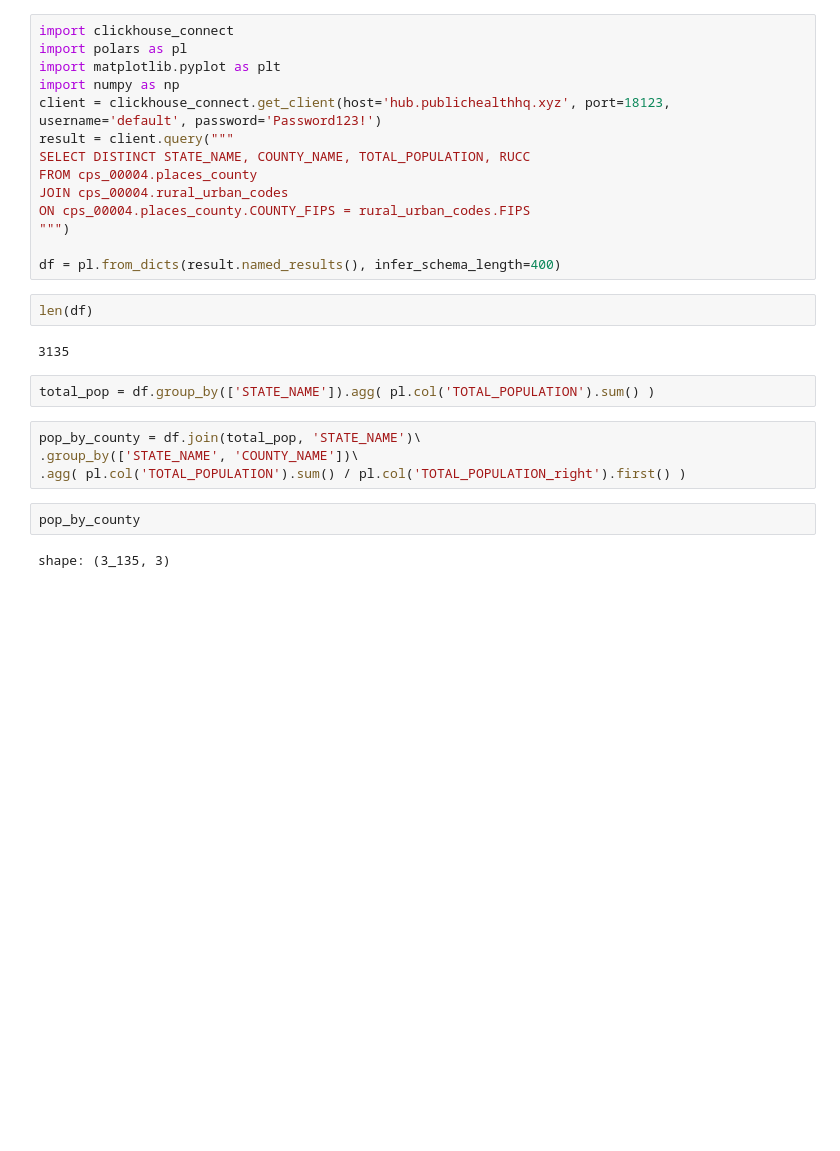
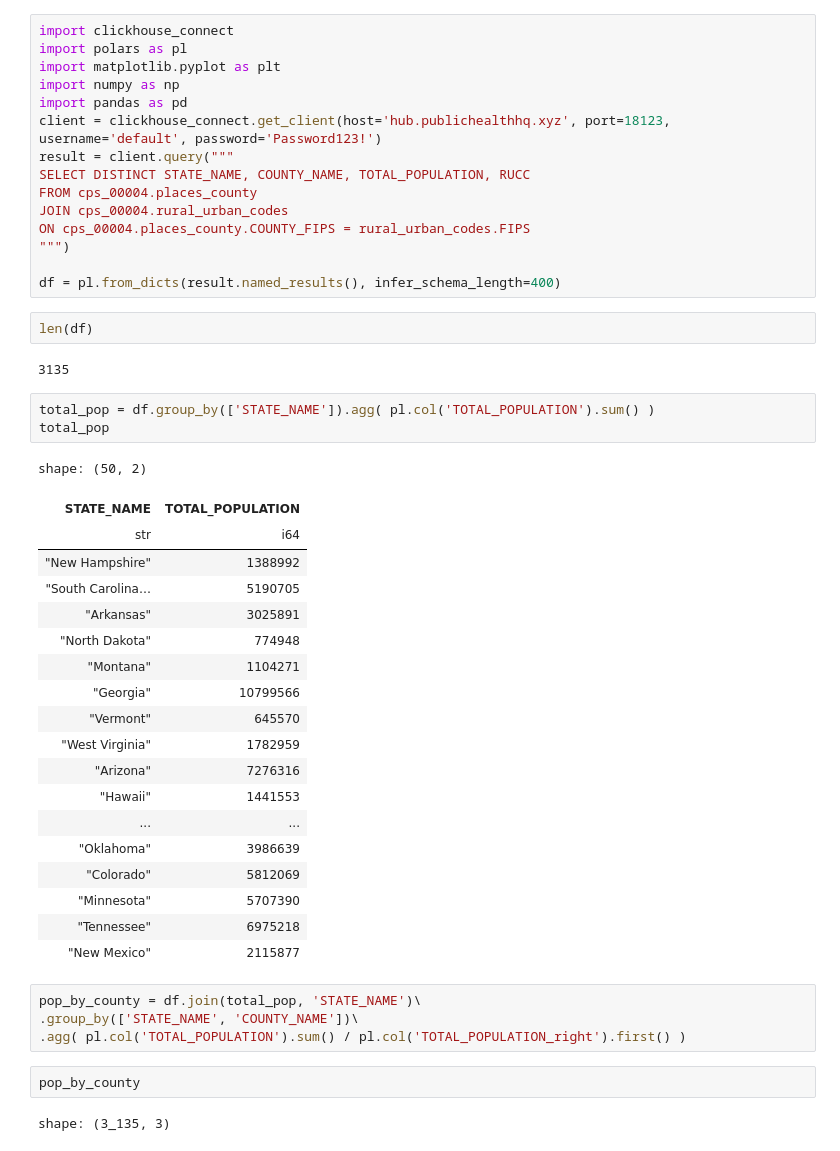
Before and after one commit to alex-m159/CS526-project, a Jupyter notebook: web/src/amari/RUCCdata.ipynb, the cells around one changed output. Saved outputs shown, nothing was run; the diff lists cells and outputs as text; blank space fills up the shorter version.

```diff
--- a/web/src/amari/RUCCdata.ipynb
+++ b/web/src/amari/RUCCdata.ipynb
@@ -3,6 +3,7 @@ import clickhouse_connect
 import polars as pl
 import matplotlib.pyplot as plt
 import numpy as np
+import pandas as pd
 client = clickhouse_connect.get_client(host='hub.publichealthhq.xyz', port=18123, username='default', password='Password123!')
 result = client.query("""
 SELECT DISTINCT STATE_NAME, COUNTY_NAME, TOTAL_POPULATION, RUCC
@@ -18,6 +19,27 @@ len(df)
 3135
 # %%
 total_pop = df.group_by(['STATE_NAME']).agg( pl.col('TOTAL_POPULATION').sum() )
+total_pop
+# %% [output]
+shape: (50, 2)
+| STATE_NAME | TOTAL_POPULATION |
+| str | i64 |
+| "New Hampshire" | 1388992 |
+| "South Carolina… | 5190705 |
+| "Arkansas" | 3025891 |
+| "North Dakota" | 774948 |
+| "Montana" | 1104271 |
+| "Georgia" | 10799566 |
+| "Vermont" | 645570 |
+| "West Virginia" | 1782959 |
+| "Arizona" | 7276316 |
+| "Hawaii" | 1441553 |
+| ... | ... |
+| "Oklahoma" | 3986639 |
+| "Colorado" | 5812069 |
+| "Minnesota" | 5707390 |
+| "Tennessee" | 6975218 |
+| "New Mexico" | 2115877 |
 # %%
 pop_by_county = df.join(total_pop, 'STATE_NAME')\
 .group_by(['STATE_NAME', 'COUNTY_NAME'])\
```
Also changed, not shown: parts of 19 cells of this notebook, 11 other files.
